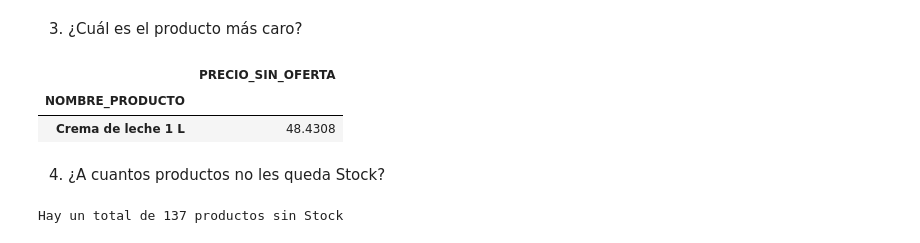
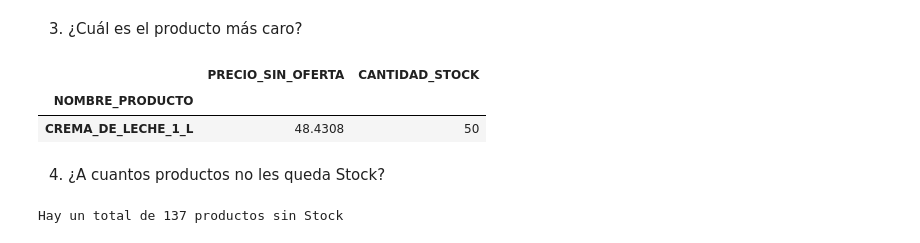
Before and after one commit to Bubu52/AMACOR_SUPERMARKET, a Jupyter notebook: Pry_AMACOR v.1.1.ipynb, the cells around one changed output. Cells and saved outputs as stored; diff of their text form; code cells hidden in the pictures.

```diff
--- a/Pry_AMACOR v.1.1.ipynb
+++ b/Pry_AMACOR v.1.1.ipynb
@@ -177,11 +183,11 @@ Name: OFERTA, Length: 2750, dtype: int64
 # %% [markdown]
 3. ¿Cuál es el producto más caro?
 # %%
-pd.DataFrame(df.groupby("NOMBRE_PRODUCTO")["PRECIO_SIN_OFERTA"].max().sort_values(ascending=False).head(1))
+pd.DataFrame(df.groupby(["NOMBRE_PRODUCTO"])[["PRECIO_SIN_OFERTA",'CANTIDAD_STOCK']].max().sort_values(by='PRECIO_SIN_OFERTA', ascending=False).head(1))
 # %% [output]
-|  | PRECIO_SIN_OFERTA |
-| NOMBRE_PRODUCTO |  |
-| Crema de leche 1 L | 48.4308 |
+|  | PRECIO_SIN_OFERTA | CANTIDAD_STOCK |
+| NOMBRE_PRODUCTO |  |  |
+| CREMA_DE_LECHE_1_L | 48.4308 | 50 |
 # %% [markdown]
 4. ¿A cuantos productos no les queda Stock?
 # %%
```
Also changed, not shown: parts of 19 cells of this notebook.
